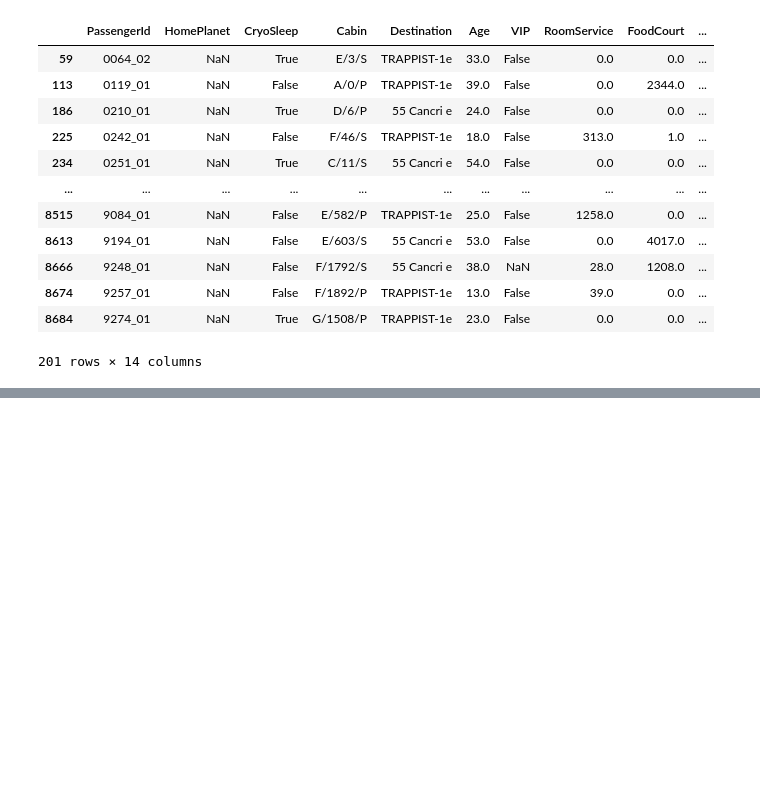
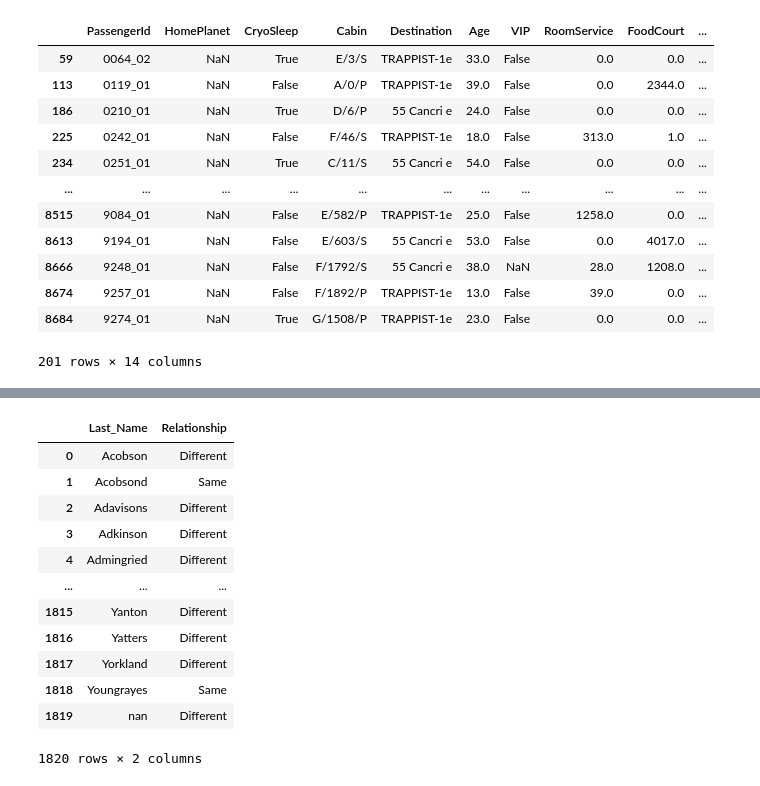
Before and after one commit to aayushshrma/spaceship-titanic, a Jupyter notebook: data_exploration/spaceship-titanic.ipynb, the cells around one changed output, grey strips where cells are left out. Drawn from its saved outputs; the diff is of its cells as text; code cells hidden in the pictures; blank space fills up the shorter version.

```diff
--- a/data_exploration/spaceship-titanic.ipynb
+++ b/data_exploration/spaceship-titanic.ipynb
@@ -144,0 +179,16 @@ missing_home_p_df
+# %%
+results_df1
+# %% [output]
+|  | Last_Name | Relationship |
+| 0 | Acobson | Different |
+| 1 | Acobsond | Same |
+| 2 | Adavisons | Different |
+| 3 | Adkinson | Different |
+| 4 | Admingried | Different |
+| ... | ... | ... |
+| 1815 | Yanton | Different |
+| 1816 | Yatters | Different |
+| 1817 | Yorkland | Different |
+| 1818 | Youngrayes | Same |
+| 1819 | nan | Different |
+1820 rows × 2 columns
```
Also changed, not shown: parts of 6 cells of this notebook.
